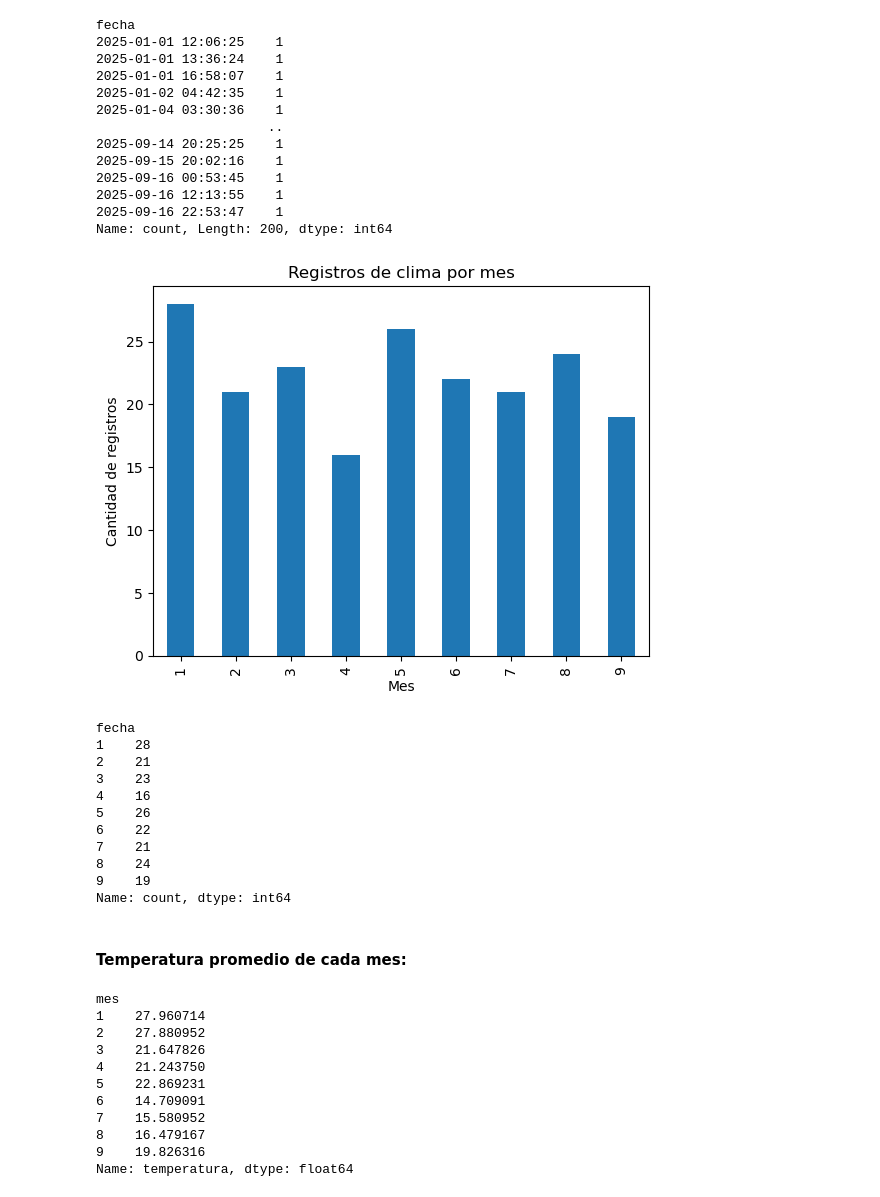
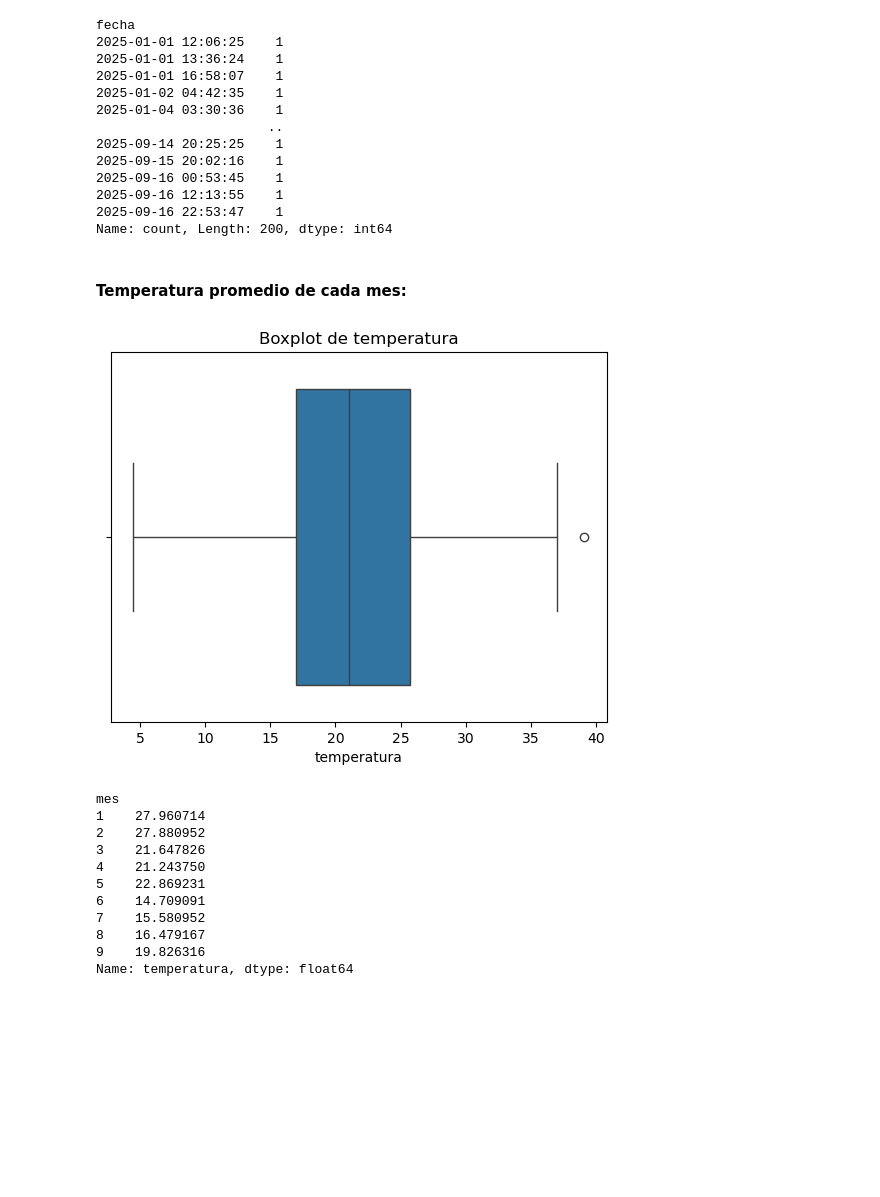
Before and after one commit to micaelakorol21/analisis_clima, a Jupyter notebook: analisis_clima.ipynb, the cells around one changed output. Drawn from its saved outputs; the diff is of its cells as text; code cells hidden in the pictures; blank space fills up the shorter version.

```diff
--- a/analisis_clima.ipynb
+++ b/analisis_clima.ipynb
@@ -109,43 +165,15 @@ fecha
 2025-09-16 12:13:55    1
 2025-09-16 22:53:47    1
 Name: count, Length: 200, dtype: int64
-# %%
-# Convertir la columna Fecha que es object a datetime
-df['fecha'] = pd.to_datetime(df['fecha'], errors='coerce')
-
-# Creamos una columna mes:
-df['mes'] = df['fecha'].dt.month
-
-# Contar registros por mes
-registros_por_mes = df['mes'].value_counts().sort_index()
-
-# Graficar
-import matplotlib.pyplot as plt
-
-registros_por_mes.plot(kind='bar')
-plt.xlabel('Mes')
-plt.ylabel('Cantidad de registros')
-plt.title('Registros de clima por mes')
-plt.show()
-# %% [output]
-[figure, removed]
-# %%
-registros_por_mes = df['fecha'].dt.month.value_counts().sort_index()
-print(registros_por_mes)
-# %% [output]
-fecha
-1    28
-2    21
-3    23
-4    16
-5    26
-6    22
-7    21
-8    24
-9    19
-Name: count, dtype: int64
 # %% [markdown]
 <h4> Temperatura promedio de cada mes: </h4>
+# %%
+# Supongamos que tu dataframe se llama df y la columna a analizar es 'Columna'
+sns.boxplot(x=df['temperatura'])
+plt.title('Boxplot de temperatura')
+plt.show()
+# %% [output]
+[figure, added]
 # %%
 temperatura_promedio = df.groupby('mes')['temperatura'].mean()
 # %%
```
Also changed, not shown: parts of 20 cells of this notebook.
